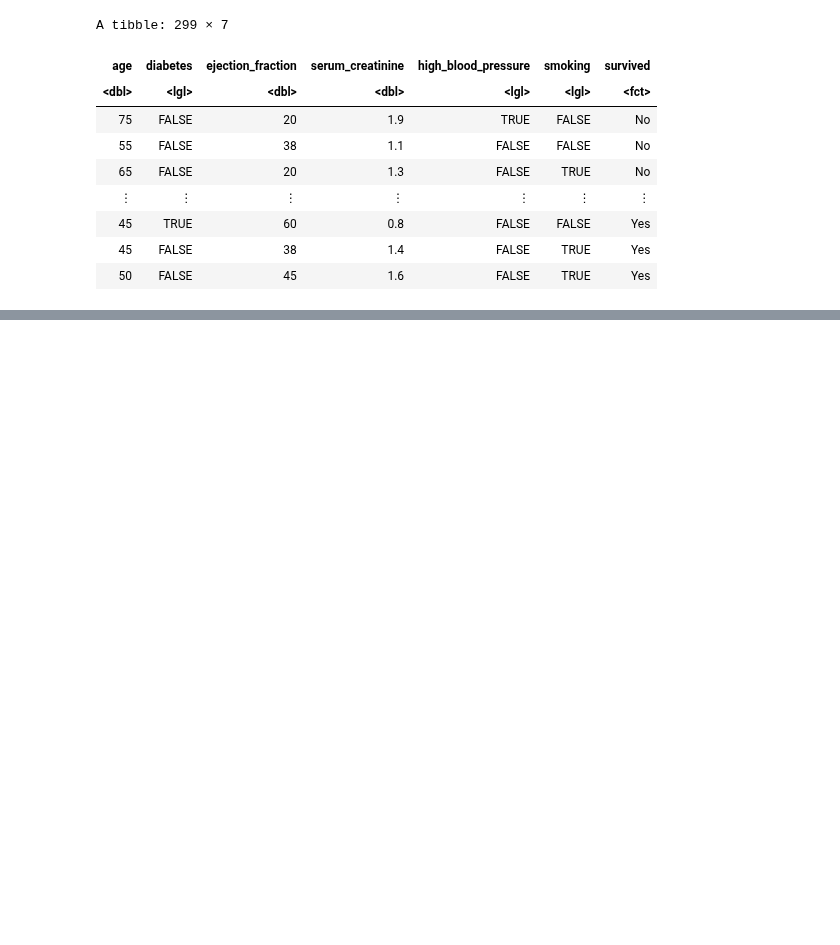
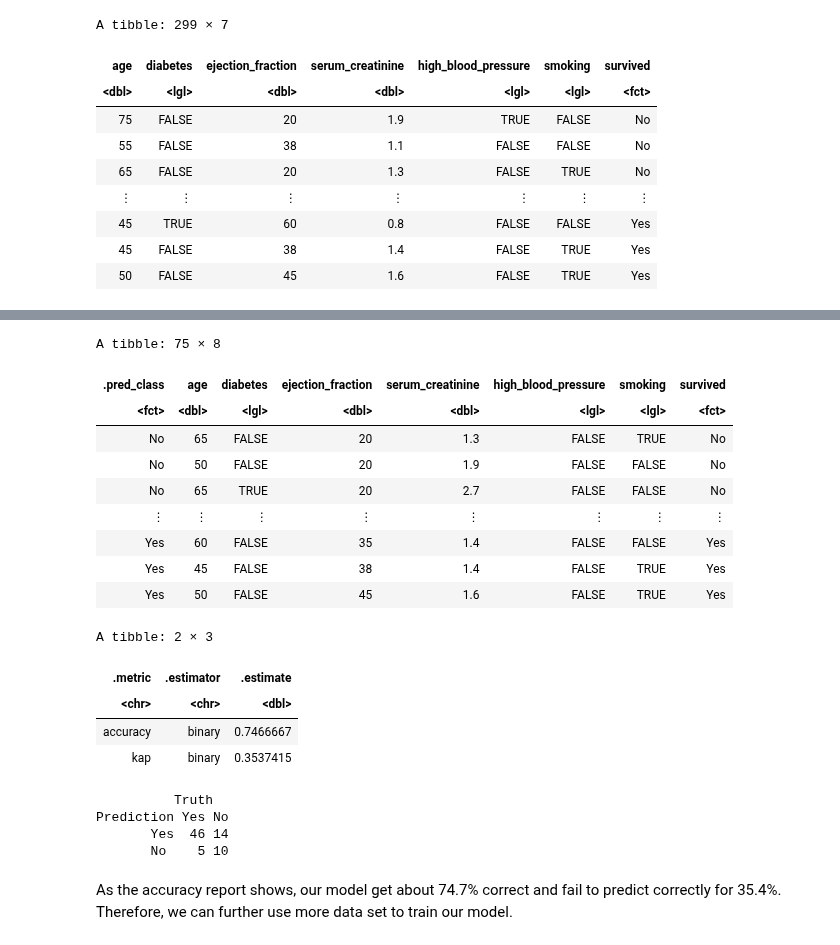
Before and after one commit to KristenisHuaiyi/Data_Science_Project, a Jupyter notebook: Proposal_2.ipynb, the cells around one changed output, grey strips where cells are left out. Saved outputs shown, nothing was run; the diff lists cells and outputs as text; code cells hidden in the pictures; blank space fills up the shorter version.

```diff
--- a/Proposal_2.ipynb
+++ b/Proposal_2.ipynb
@@ -77,0 +202,52 @@ A tibble: 299 × 7
+# %%
+#Now that we have explored our data, separated the data into training and testing sets,
+#We applied cross-validation to choose the best k, whcih is 9, so we can now build our final model.
+
+#specification
+heart_final_spec <- nearest_neighbor(weight_func = "rectangular", neighbors = 9) |>
+  set_engine("kknn") |>
+  set_mode("classification")
+
+#fit the model
+heart_final_fit <- workflow() |>
+  add_recipe(heart_recipe) |>
+  add_model(heart_final_spec) |>
+  fit(heart_train)
+# %%
+#Use final model to predict on the heart test dataset
+heart_failure_predictions <- predict(heart_final_fit, heart_test) |>
+        bind_cols(heart_test)
+
+#Report the accuracy of our model
+heart_metrics <- heart_failure_predictions |>
+        metrics(truth = survived, estimate = .pred_class)
+
+#Report the confusion matrix
+heart_conf_mat <- heart_failure_predictions |>
+        conf_mat(truth = survived, estimate = .pred_class)
+
+heart_failure_predictions
+heart_metrics
+heart_conf_mat
+# %% [output]
+A tibble: 75 × 8
+| .pred_class | age | diabetes | ejection_fraction | serum_creatinine | high_blood_pressure | smoking | survived |
+| <fct> | <dbl> | <lgl> | <dbl> | <dbl> | <lgl> | <lgl> | <fct> |
+| No | 65 | FALSE | 20 | 1.3 | FALSE | TRUE | No |
+| No | 50 | FALSE | 20 | 1.9 | FALSE | FALSE | No |
+| No | 65 | TRUE | 20 | 2.7 | FALSE | FALSE | No |
+| ⋮ | ⋮ | ⋮ | ⋮ | ⋮ | ⋮ | ⋮ | ⋮ |
+| Yes | 60 | FALSE | 35 | 1.4 | FALSE | FALSE | Yes |
+| Yes | 45 | FALSE | 38 | 1.4 | FALSE | TRUE | Yes |
+| Yes | 50 | FALSE | 45 | 1.6 | FALSE | TRUE | Yes |
+A tibble: 2 × 3
+| .metric | .estimator | .estimate |
+| <chr> | <chr> | <dbl> |
+| accuracy | binary | 0.7466667 |
+| kap | binary | 0.3537415 |
+          Truth
+Prediction Yes No
+       Yes  46 14
+       No    5 10
+# %% [markdown]
+As the accuracy report shows, our model get about 74.7% correct and fail to predict correctly for 35.4%. Therefore, we can further use more data set to train our model.
```
Also changed, not shown: parts of 7 cells of this notebook.
